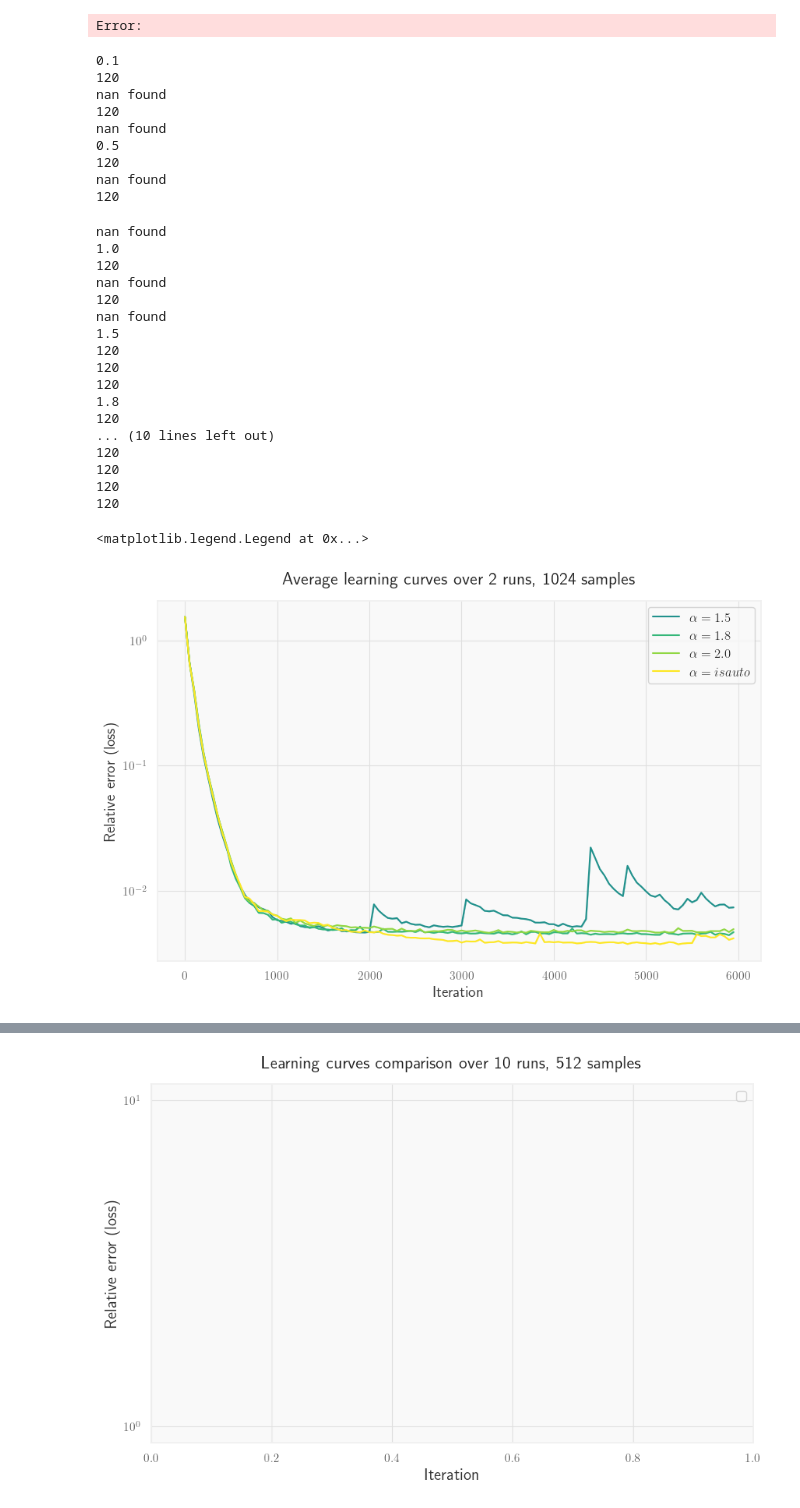
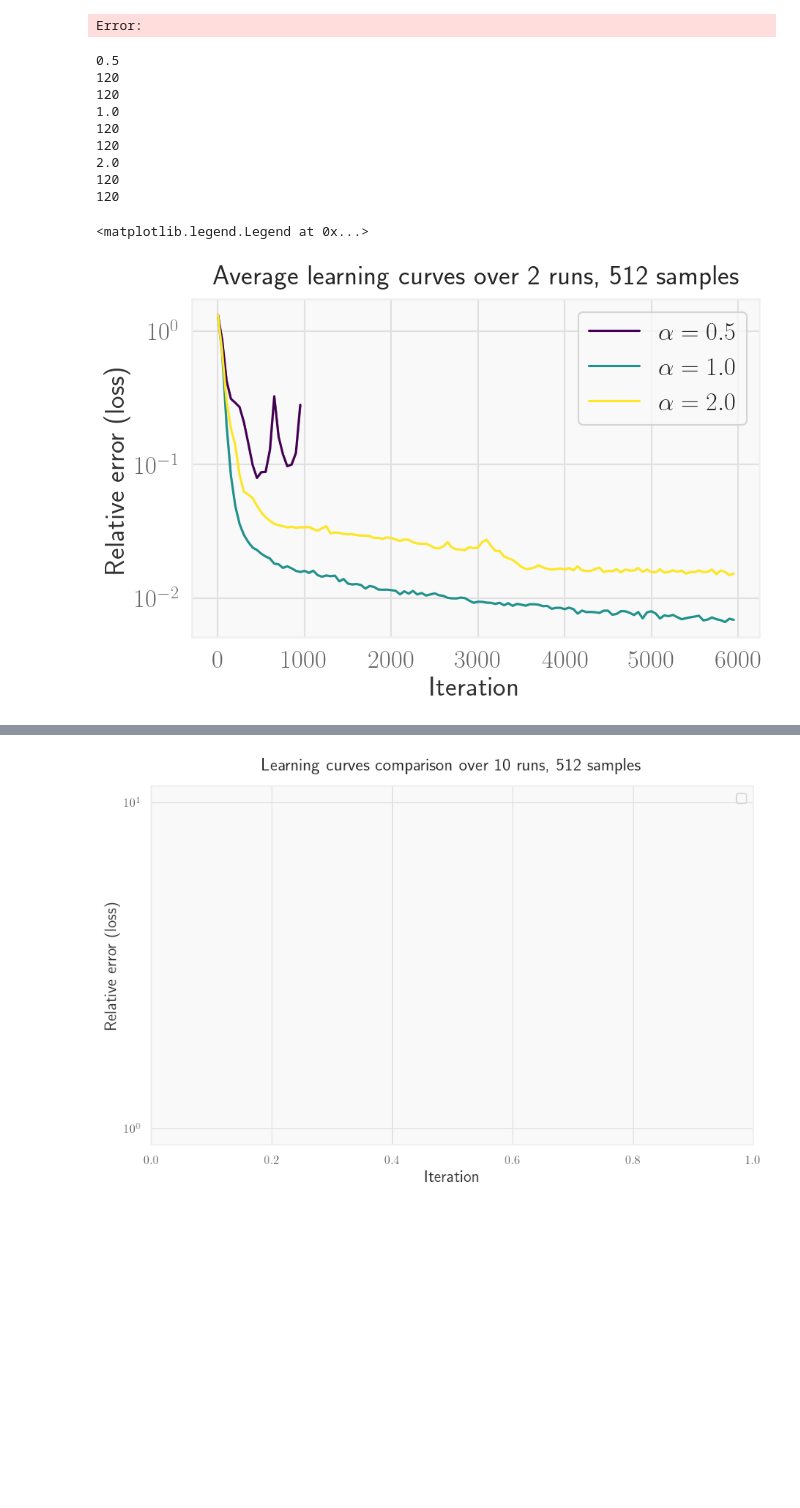
Before and after one commit to AntoineMsy/grad_sample, a Jupyter notebook: notebooks/is_analysis.ipynb, the cells around one changed output, grey strips where cells are left out. Cells and saved outputs as stored; diff of their text form; code cells hidden in the pictures; blank space fills up the shorter version.

```diff
--- a/notebooks/is_analysis.ipynb
+++ b/notebooks/is_analysis.ipynb
@@ -391,8 +389,9 @@ plt.legend(bbox_to_anchor=(1,1))
 [figure]
 Error:
 # %%
-mc_sample = 10 #2**mc_sample samples
+mc_sample = 9 #2**mc_sample samples
 energy_path = '/home/amisery/phd/grad_sample/energy_ref_litt.json'
+
 with open(energy_path, "r") as f:
     energies = json.load(f)
 
@@ -402,7 +401,7 @@ coupling = "0.5"
 width = 6
 
 # for larger models print either energy per site or rel err wrt litterature
-is_keys = ['0.1', '0.5', '1.0', '1.5', '1.8', '2.0', 'isauto']
+is_keys = ['0.5', '1.0', '2.0']
 colors = viridis(jnp.linspace(0, 1,len(is_keys)))
 
 fig, ax = plt.subplots()
@@ -410,7 +409,11 @@ for idx, key in enumerate(is_keys):
     print(key)
     out_dict = {}
     # Define the main folder
-    main_folder = f"/home/amisery/scratch_link/grad_sample_vit1d_runs/J1J21d_0.8/L100/ViT1D/alpha8/MC_{mc_sample}_{key}"
+    if key == '2.0':
+        main_folder = base_path + f"/MC_{mc_sample}"
+    else :
+        main_folder = base_path + f"/MC_{mc_sample}_{key}"
+
     rel_err_val_l = []
     energies_dict = energies[model][coupling][str(width)]
     # Iterate through subfolders
@@ -439,10 +442,10 @@ for idx, key in enumerate(is_keys):
                             #     l_ref = len(rel_err)
                             # plt.plot(rel_err_it, rel_err, label=file_path)
                             print(len(rel_err))
-                            if jnp.nan in rel_err or min(rel_err) > 1e-2:
-                                num_nan_runs +=1
-                                print('nan found')
-                            elif len(rel_err) != 120:
+                            # if jnp.nan in rel_err or min(rel_err) > 1e-2:
+                            #     num_nan_runs +=1
+                            #     print('nan found')
+                            if len(rel_err) != 120:
                                 print(file_path)
                             else:
                                 rel_err_val_l.append(rel_err)
@@ -494,55 +497,38 @@ for idx, key in enumerate(is_keys):
 #             rel_err_l.append(rel_err)
 #     except :
 #         num_runs -= 1
 
 # rel_err_val_l = np.stack(rel_err_l)
 # mean_rel = jnp.mean(rel_err_val_l,axis=0)
 # std_rel = jnp.std(rel_err_val_l,axis=0)
 # ymax = mean_rel + std_rel/(2*jnp.sqrt(2))
 # ymin = mean_rel - std_rel/(2*jnp.sqrt(2))
 # print(num_runs)
 # # plt.plot(rel_err_it, mean_rel, color='black', label=r'auto $\alpha$ ($\alpha_{init} = 2$)' + ', failure ratio %.2f'%(1 - num_conv_run/num_runs))
 # plt.plot(rel_err_it, mean_rel, color='black', label=r'auto $\alpha$ ($\alpha_{init} = 2$)')
 # plt.fill_between(rel_err_it, ymax, ymin, color = 'black', alpha=0.3)
 
 # auto_is = json.load(open('/home/amisery/phd/run_0_auto_is.log'))
 # ax.plot(auto_is['rel_err']['iters'], auto_is['rel_err']['value'], color='black', label='auto alpha')
 
 # ax1 = ax.twinx()
 # ax1.plot(auto_is['alpha']['iters'], auto_is['alpha']['value'], label='auto alpha', color='black')
 
 ax.legend()
 ax.set_yscale('log')
 ax.set_xlabel('Iteration')
 ax.set_ylabel('Relative error (loss)')
 ax.set_title('Average learning curves over 2 runs, %d samples'%2**mc_sample)
 ax.legend(bbox_to_anchor=(1,1))
 # %% [output]
-0.1
-120
-nan found
-120
-nan found
 0.5
 120
-nan found
 120
+1.0
+120
+120
+2.0
+120
+120
-nan found
-1.0
-120
-nan found
-120
-nan found
-1.5
-120
-120
-120
-1.8
-120
-... (10 lines left out)
-120
-120
-120
-120
+<matplotlib.legend.Legend at 0x...>
-<matplotlib.legend.Legend at 0x...>
-[figure, old version]
+[figure, new version]
```
Also changed, not shown: parts of 3 cells of this notebook, 4 other files.
